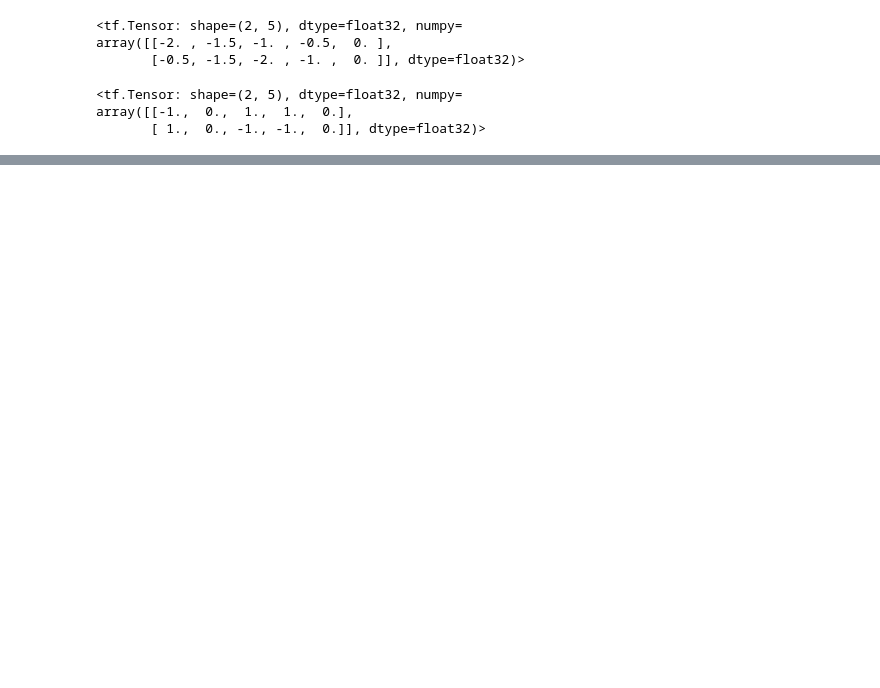
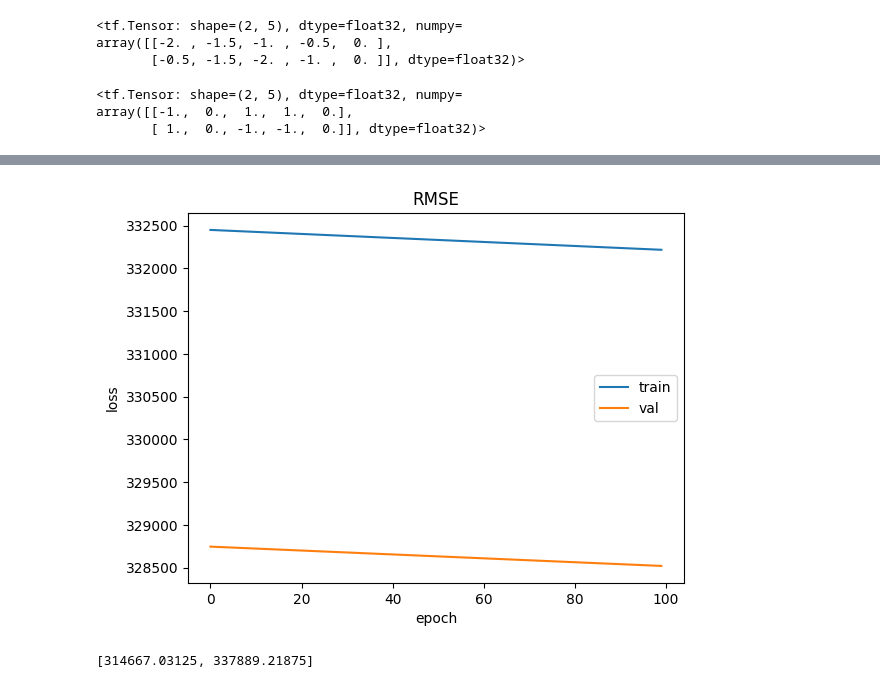
Before and after one commit to HridayNagrani0/Vision, a Jupyter notebook: CarPricePrediction.ipynb, the cells around one changed output, grey strips where cells are left out. Saved outputs shown, nothing was run; the diff lists cells and outputs as text; code cells hidden in the pictures; blank space fills up the shorter version.

```diff
--- a/CarPricePrediction.ipynb
+++ b/CarPricePrediction.ipynb
@@ -152,0 +246,15 @@ _________________________________________________________________
+# %%
+plt.plot(history.history['root_mean_squared_error'])
+plt.plot(history.history['val_root_mean_squared_error'])
+
+plt.title('RMSE')
+plt.ylabel('loss')
+plt.xlabel('epoch')
+plt.legend(['train','val'])
+plt.show()
+# %% [output]
+[figure, added]
+# %%
+model.evaluate(X_test,y_test)
+# %% [output]
+[314667.03125, 337889.21875]
```
Also changed, not shown: parts of 28 cells of this notebook, 1 other file.
